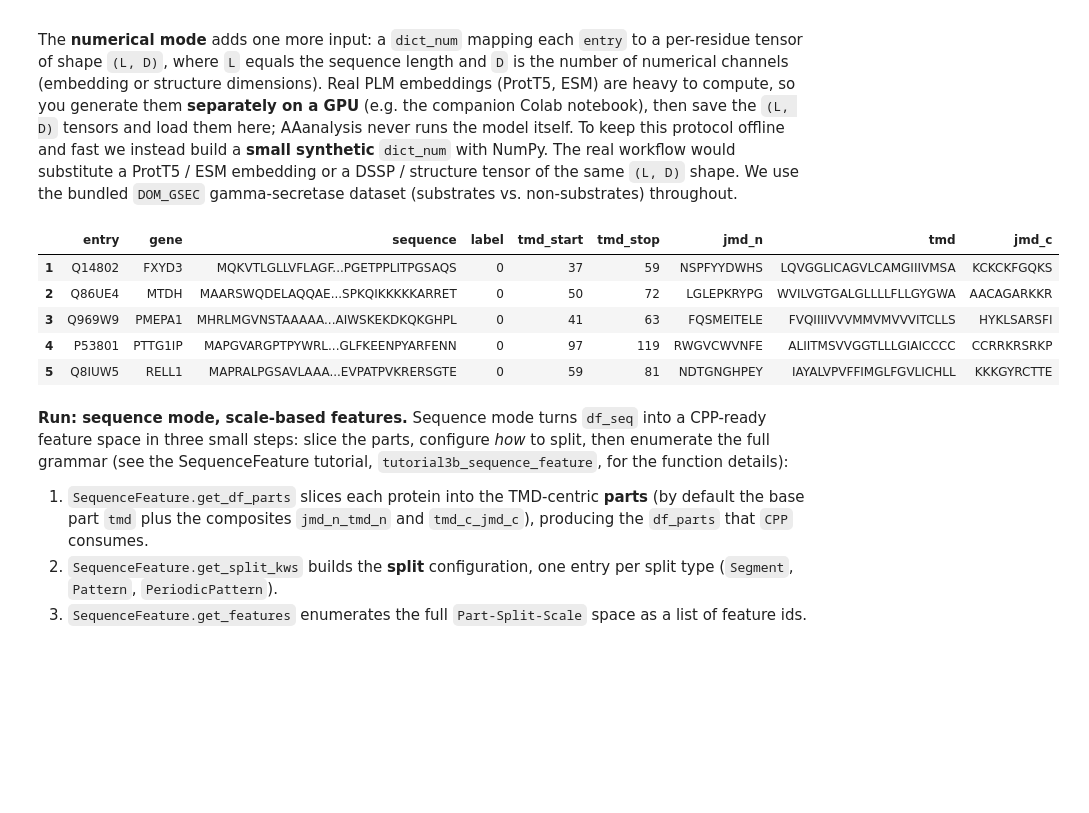
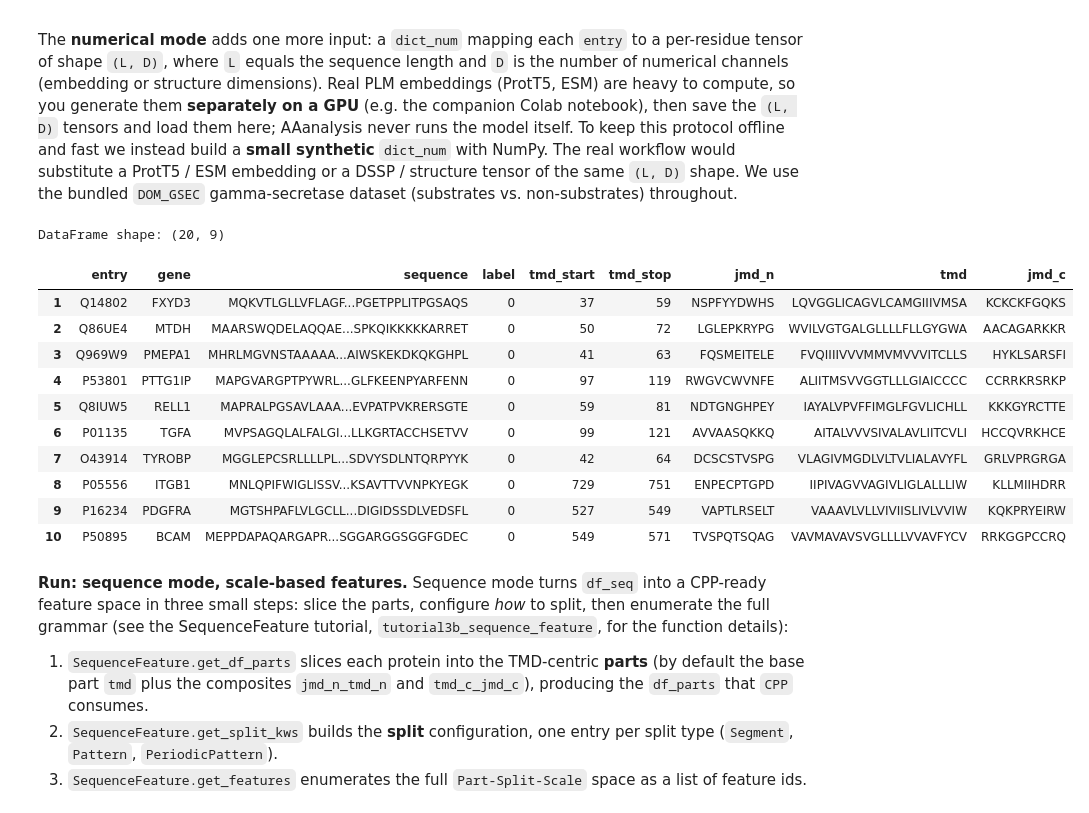
Before and after one commit to breimanntools/aaanalysis, a Jupyter notebook: protocols/protocol5_engineer_features.ipynb, the cells around one changed output. Saved outputs shown, nothing was run; the diff lists cells and outputs as text; code cells hidden in the pictures; blank space fills up the shorter version.

```diff
--- a/protocols/protocol5_engineer_features.ipynb
+++ b/protocols/protocol5_engineer_features.ipynb
@@ -21,22 +21,33 @@ The **numerical mode** adds one more input: a `dict_num` mapping each `entry` to
 # %%
 import aaanalysis as aa
 import numpy as np
 
 aa.options["verbose"] = False
 aa.options["random_state"] = 42
 
 # Domain-level gamma-secretase data: substrates (label=1) vs non-substrates (0).
 # load_dataset(name=..., n=10) returns 2*n = 20 rows (10 per class).
-df_seq = aa.load_dataset(name="DOM_GSEC", n=10)
+df_seq = aa.load_dataset(name="DOM_GSEC", n=10,
+                         random=False,                # take the first n per class, so the demo is stable
+                         non_canonical_aa="remove",   # drop entries carrying non-canonical residues
+                         min_len=None, max_len=None,  # no length window
+                         aa_window_size=9,            # only used by residue-level (AA_*) datasets
+                         verbose=False)
 labels = df_seq["label"].to_list()          # use the label column, NOT len(df_seq)
-aa.display_df(df=df_seq, n_rows=5)
+aa.display_df(df=df_seq, n_rows=10, show_shape=True)
 # %% [output]
+DataFrame shape: (20, 9)
 |  | entry | gene | sequence | label | tmd_start | tmd_stop | jmd_n | tmd | jmd_c |
 | 1 | Q14802 | FXYD3 | MQKVTLGLLVFLAGF...PGETPPLITPGSAQS | 0 | 37 | 59 | NSPFYYDWHS | LQVGGLICAGVLCAMGIIIVMSA | KCKCKFGQKS |
 | 2 | Q86UE4 | MTDH | MAARSWQDELAQQAE...SPKQIKKKKKARRET | 0 | 50 | 72 | LGLEPKRYPG | WVILVGTGALGLLLLFLLGYGWA | AACAGARKKR |
 | 3 | Q969W9 | PMEPA1 | MHRLMGVNSTAAAAA...AIWSKEKDKQKGHPL | 0 | 41 | 63 | FQSMEITELE | FVQIIIIVVVMMVMVVVITCLLS | HYKLSARSFI |
 | 4 | P53801 | PTTG1IP | MAPGVARGPTPYWRL...GLFKEENPYARFENN | 0 | 97 | 119 | RWGVCWVNFE | ALIITMSVVGGTLLLGIAICCCC | CCRRKRSRKP |
 | 5 | Q8IUW5 | RELL1 | MAPRALPGSAVLAAA...EVPATPVKRERSGTE | 0 | 59 | 81 | NDTGNGHPEY | IAYALVPVFFIMGLFGVLICHLL | KKKGYRCTTE |
+| 6 | P01135 | TGFA | MVPSAGQLALFALGI...LLKGRTACCHSETVV | 0 | 99 | 121 | AVVAASQKKQ | AITALVVVSIVALAVLIITCVLI | HCCQVRKHCE |
+| 7 | O43914 | TYROBP | MGGLEPCSRLLLLPL...SDVYSDLNTQRPYYK | 0 | 42 | 64 | DCSCSTVSPG | VLAGIVMGDLVLTVLIALAVYFL | GRLVPRGRGA |
+| 8 | P05556 | ITGB1 | MNLQPIFWIGLISSV...KSAVTTVVNPKYEGK | 0 | 729 | 751 | ENPECPTGPD | IIPIVAGVVAGIVLIGLALLLIW | KLLMIIHDRR |
+| 9 | P16234 | PDGFRA | MGTSHPAFLVLGCLL...DIGIDSSDLVEDSFL | 0 | 527 | 549 | VAPTLRSELT | VAAAVLVLLVIVIISLIVLVVIW | KQKPRYEIRW |
+| 10 | P50895 | BCAM | MEPPDAPAQARGAPR...SGGARGGSGGFGDEC | 0 | 549 | 571 | TVSPQTSQAG | VAVMAVAVSVGLLLLVVAVFYCV | RRKGGPCCRQ |
 # %% [markdown]
 **Run: sequence mode, scale-based features.** Sequence mode turns `df_seq` into a CPP-ready feature space in three small steps: slice the parts, configure *how* to split, then enumerate the full grammar (see the SequenceFeature tutorial, `tutorial3b_sequence_feature`, for the function details):
 
```
Also changed, not shown: parts of 14 cells of this notebook.
